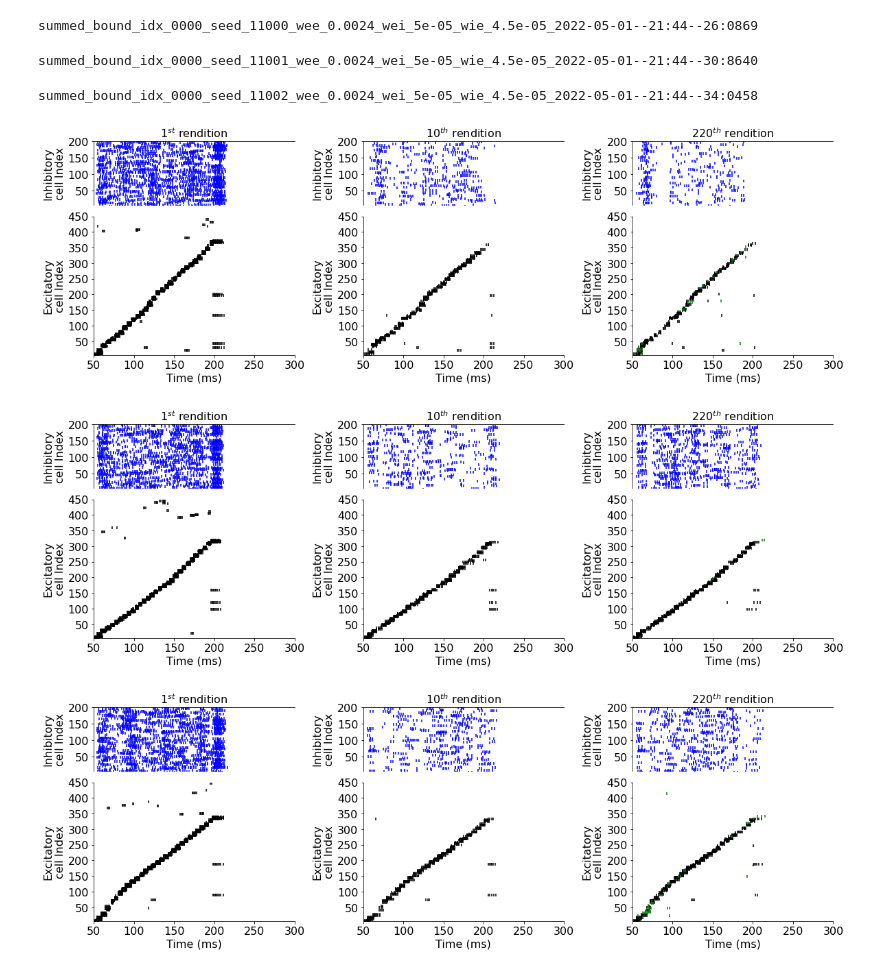
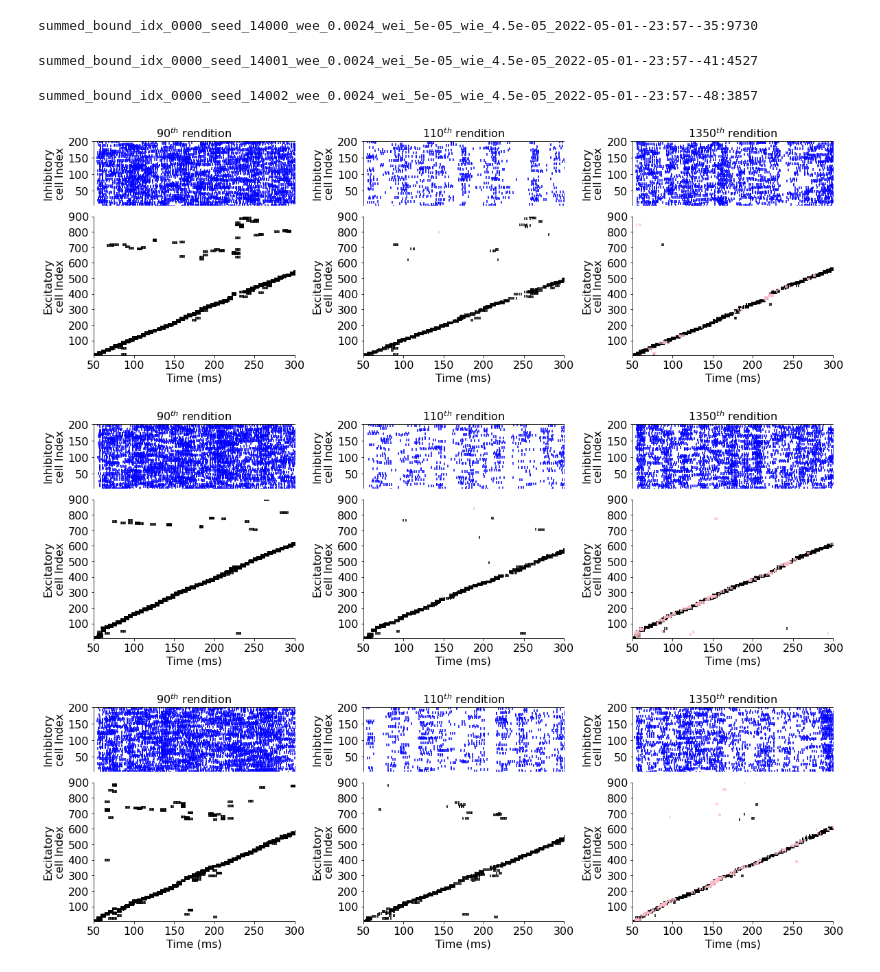
Before and after one commit to davidgbe/synfire_chain_growth, a Jupyter notebook: resilience_project_22_04_13/neurogenesis_+_heterosynaptic_comp_22_04_13/firing_rate_bound_neurogenesis_22_04_20/nb.ipynb, the cells around one changed output. Drawn from its saved outputs; the diff is of its cells as text; code cells hidden in the pictures.

Commit message:
big sims with replaced cells and no replacement

```diff
--- a/resilience_project_22_04_13/neurogenesis_+_heterosynaptic_comp_22_04_13/firing_rate_bound_neurogenesis_22_04_20/nb.ipynb
+++ b/resilience_project_22_04_13/neurogenesis_+_heterosynaptic_comp_22_04_13/firing_rate_bound_neurogenesis_22_04_20/nb.ipynb
@@ -262,7 +262,7 @@ def make_figure_1_sparse(name, cell_range=(0, 900), per_shown=1., layer_size=10,
 
                 axs[j][1].scatter(exc_cells_initially_active_downsampled[0, :] * 1000, sorted_order[exc_cells_initially_active_downsampled[1, :].astype(int)], s=10, c='black', zorder=0, alpha=1, marker='|')
                 if exc_cells_newly_active_downsampled.size > 0:
-                    axs[j][1].scatter(exc_cells_newly_active_downsampled[0, :] * 1000, sorted_order[exc_cells_newly_active_downsampled[1, :].astype(int)], s=10, c='green', zorder=0, alpha=1, marker='|')
+                    axs[j][1].scatter(exc_cells_newly_active_downsampled[0, :] * 1000, sorted_order[exc_cells_newly_active_downsampled[1, :].astype(int)], s=10, c='pink', zorder=0, alpha=1, marker='|')
 
 
                 if len(inh_raster) > 0:
@@ -293,21 +293,21 @@ def make_figure_1_sparse(name, cell_range=(0, 900), per_shown=1., layer_size=10,
 #         save_fig(fig, './figures/paper/rasters', f'{exp_dir_name}.svg')
 # %%
 make_figure_1_sparse(
-    ['summed_bound_idx_0000_seed_1100'],
-    cell_range=(0, 450),
-    timepoints=[0, 1, 22],
-    sort_timepoint=25,
+    ['summed_bound_idx_0000_seed_1400'],
+    cell_range=(0, 900),
+    timepoints=[9, 11, 135],
+    sort_timepoint=140,
     per_shown=1.,
     color='#c41f3b',
     reverse=True
 )
 # %% [output]
-summed_bound_idx_0000_seed_11000_wee_0.0024_wei_5e-05_wie_4.5e-05_2022-05-01--21:44--26:0869
+summed_bound_idx_0000_seed_14000_wee_0.0024_wei_5e-05_wie_4.5e-05_2022-05-01--23:57--35:9730
-summed_bound_idx_0000_seed_11001_wee_0.0024_wei_5e-05_wie_4.5e-05_2022-05-01--21:44--30:8640
+summed_bound_idx_0000_seed_14001_wee_0.0024_wei_5e-05_wie_4.5e-05_2022-05-01--23:57--41:4527
-summed_bound_idx_0000_seed_11002_wee_0.0024_wei_5e-05_wie_4.5e-05_2022-05-01--21:44--34:0458
+summed_bound_idx_0000_seed_14002_wee_0.0024_wei_5e-05_wie_4.5e-05_2022-05-01--23:57--48:3857
-[figure, old version]
+[figure, new version]
-[figure, old version]
+[figure, new version]
-[figure, old version]
+[figure, new version]
 # %%
 def sliding_window_activity(raster, window_size, dt, interval):
     window_size_discrete = int(window_size / dt)
```
Also changed, not shown: parts of 10 cells of this notebook, 4 other files.
